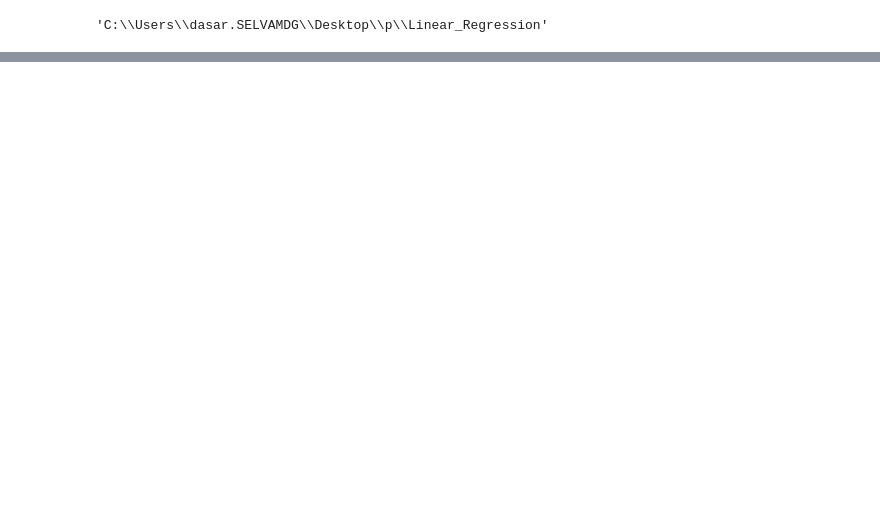
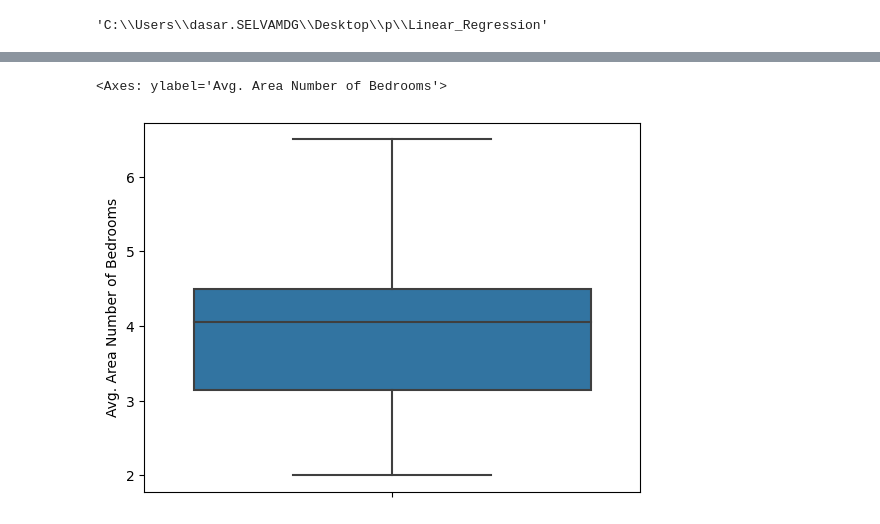
Before and after one commit to Selvam-DG/Machine_Learning_Techniques, a Jupyter notebook: Linear_Regression/Linear_Regression_1(USA_HOUSING).ipynb, the cells around one changed output, grey strips where cells are left out. Cells and saved outputs as stored; diff of their text form; code cells hidden in the pictures; blank space fills up the shorter version.

```diff
--- a/Linear_Regression/Linear_Regression_1(USA_HOUSING).ipynb
+++ b/Linear_Regression/Linear_Regression_1(USA_HOUSING).ipynb
@@ -14,0 +100,5 @@ os.getcwd()
+# %%
+sns.boxplot(y = 'Avg. Area Number of Bedrooms', data= dataset)
+# %% [output]
+<Axes: ylabel='Avg. Area Number of Bedrooms'>
+[figure, added]
```
Also changed, not shown: parts of 35 cells of this notebook.
